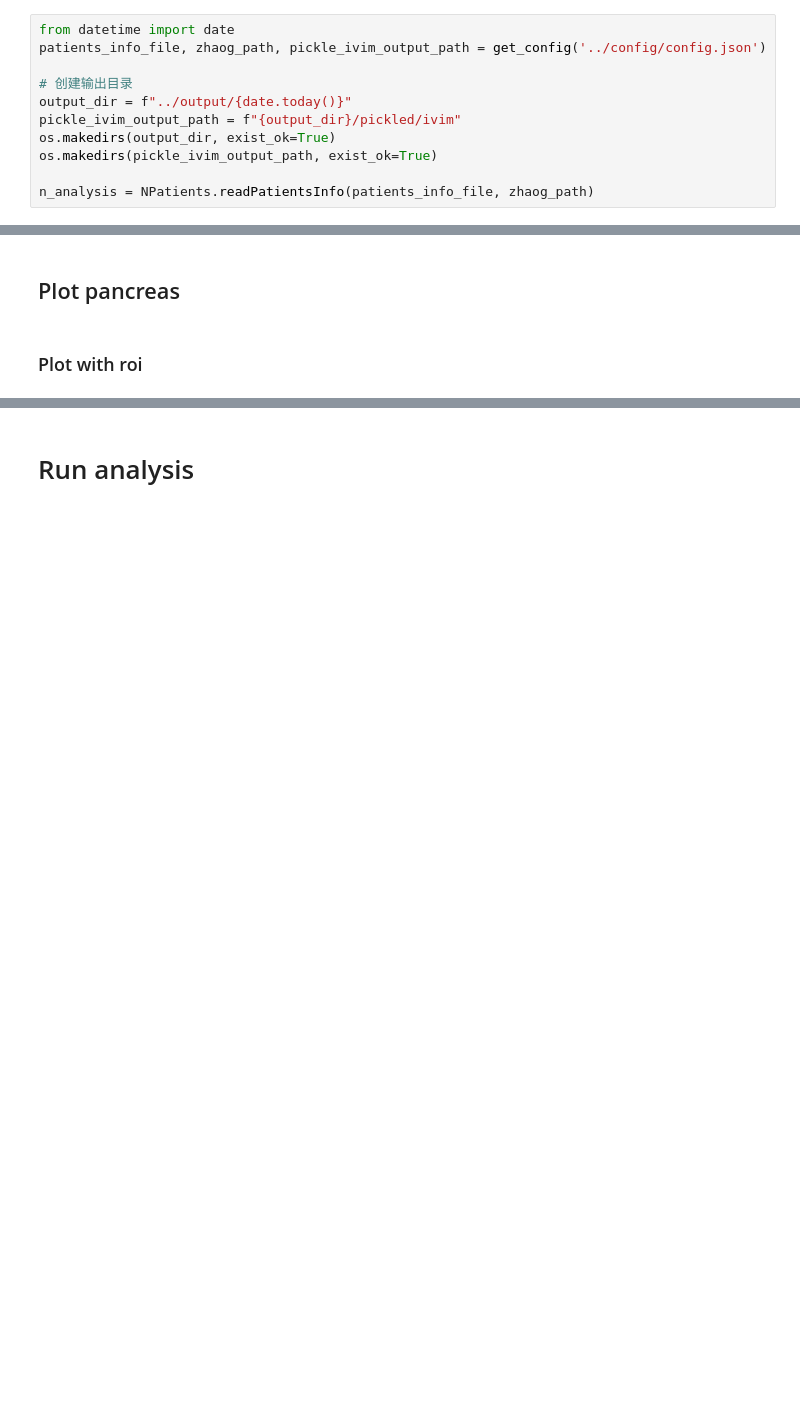
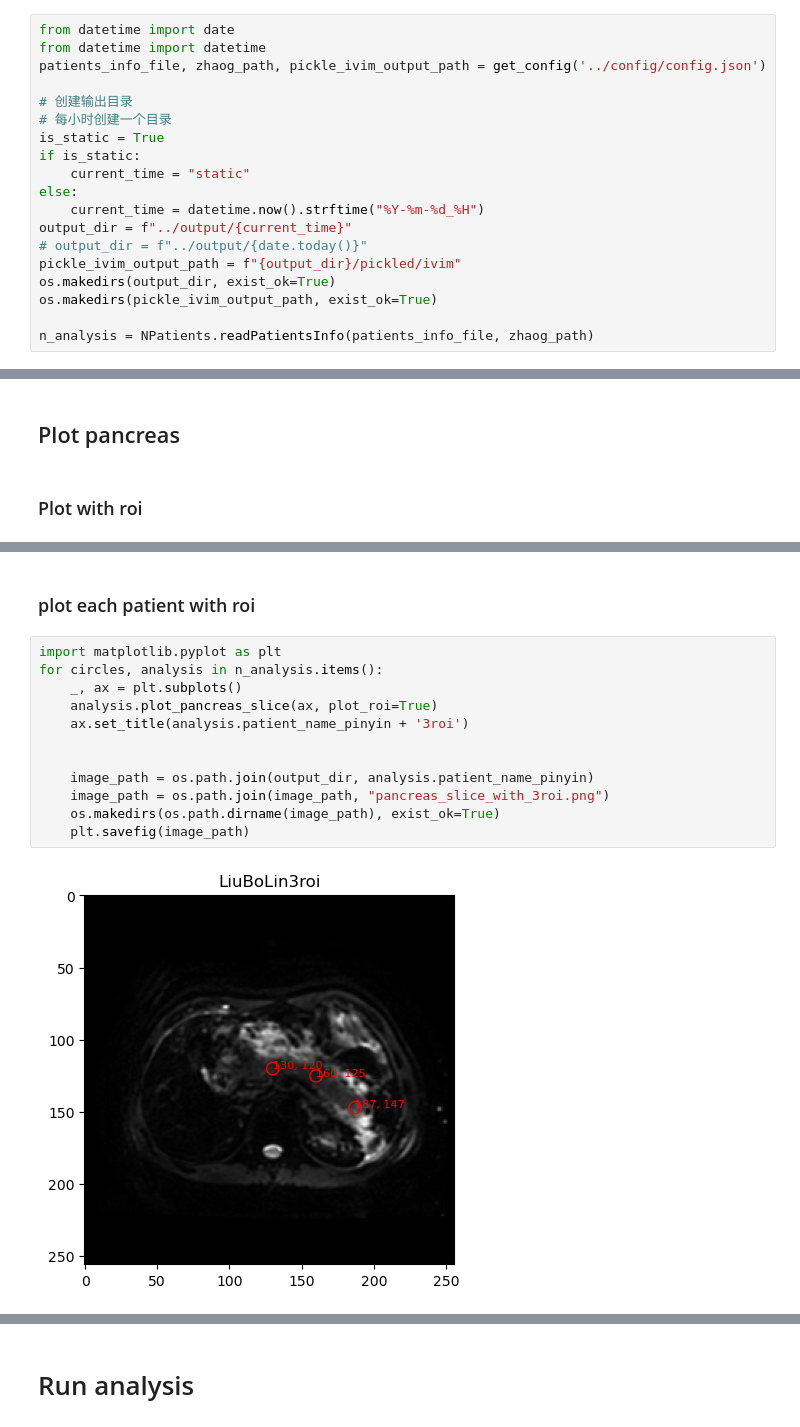
Before and after one commit to young010101/research-TJU-AP-IVIM-SAM, a Jupyter notebook: notebook/return_fig_and_show_in_sub.ipynb, the cells around one changed output, grey strips where cells are left out. Saved outputs shown, nothing was run; the diff lists cells and outputs as text; blank space fills up the shorter version.

```diff
--- a/notebook/return_fig_and_show_in_sub.ipynb
+++ b/notebook/return_fig_and_show_in_sub.ipynb
@@ -11,10 +11,18 @@ Welcome to ivim_analysis version 1.0.0
 # Parameter initialization
 # %%
 from datetime import date
+from datetime import datetime
 patients_info_file, zhaog_path, pickle_ivim_output_path = get_config('../config/config.json')
 
 # 创建输出目录
-output_dir = f"../output/{date.today()}"
+# 每小时创建一个目录
+is_static = True
+if is_static:
+    current_time = "static"
+else:
+    current_time = datetime.now().strftime("%Y-%m-%d_%H")
+output_dir = f"../output/{current_time}"
+# output_dir = f"../output/{date.today()}"
 pickle_ivim_output_path = f"{output_dir}/pickled/ivim"
 os.makedirs(output_dir, exist_ok=True)
 os.makedirs(pickle_ivim_output_path, exist_ok=True)
@@ -197 +129,17 @@ No circles found. Using default circles
 -------------------
+# %% [markdown]
+### plot each patient with roi
+# %%
+import matplotlib.pyplot as plt
+for circles, analysis in n_analysis.items():
+    _, ax = plt.subplots()
+    analysis.plot_pancreas_slice(ax, plot_roi=True)
+    ax.set_title(analysis.patient_name_pinyin + '3roi')
+
+
+    image_path = os.path.join(output_dir, analysis.patient_name_pinyin)
+    image_path = os.path.join(image_path, "pancreas_slice_with_3roi.png")
+    os.makedirs(os.path.dirname(image_path), exist_ok=True)
+    plt.savefig(image_path)
+# %% [output]
+[figure, added]
```
Also changed, not shown: parts of 20 cells of this notebook, 6 other files.
